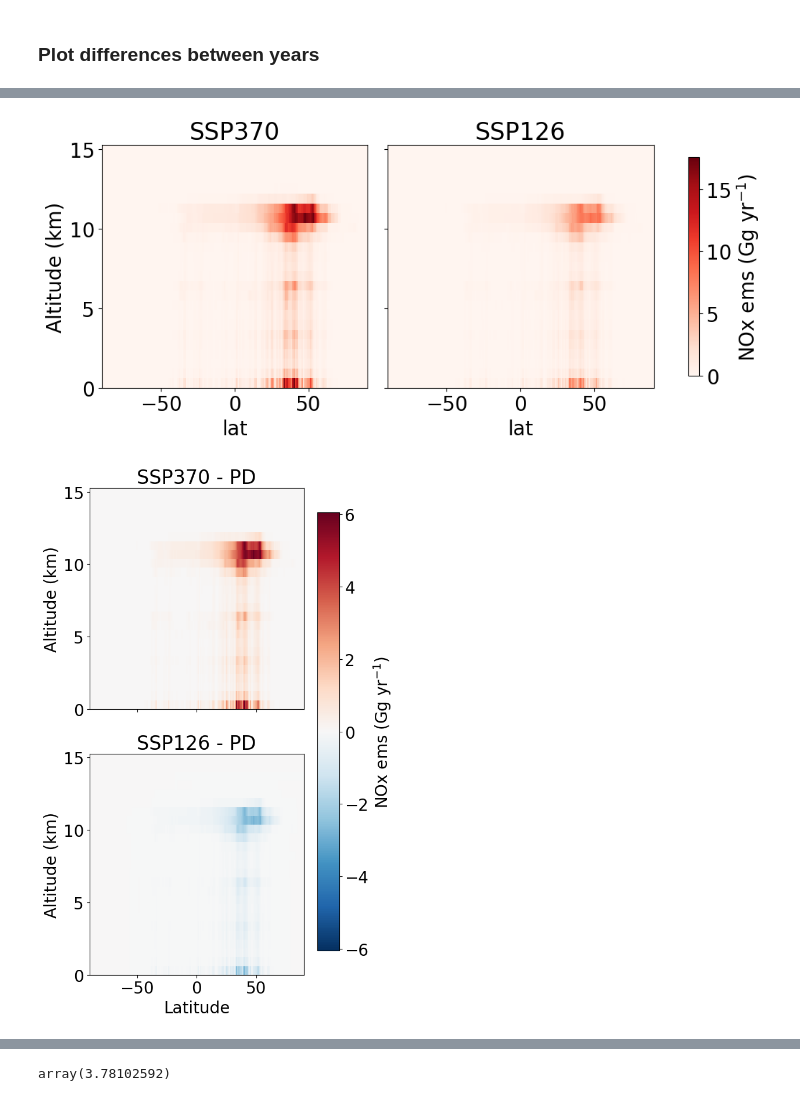
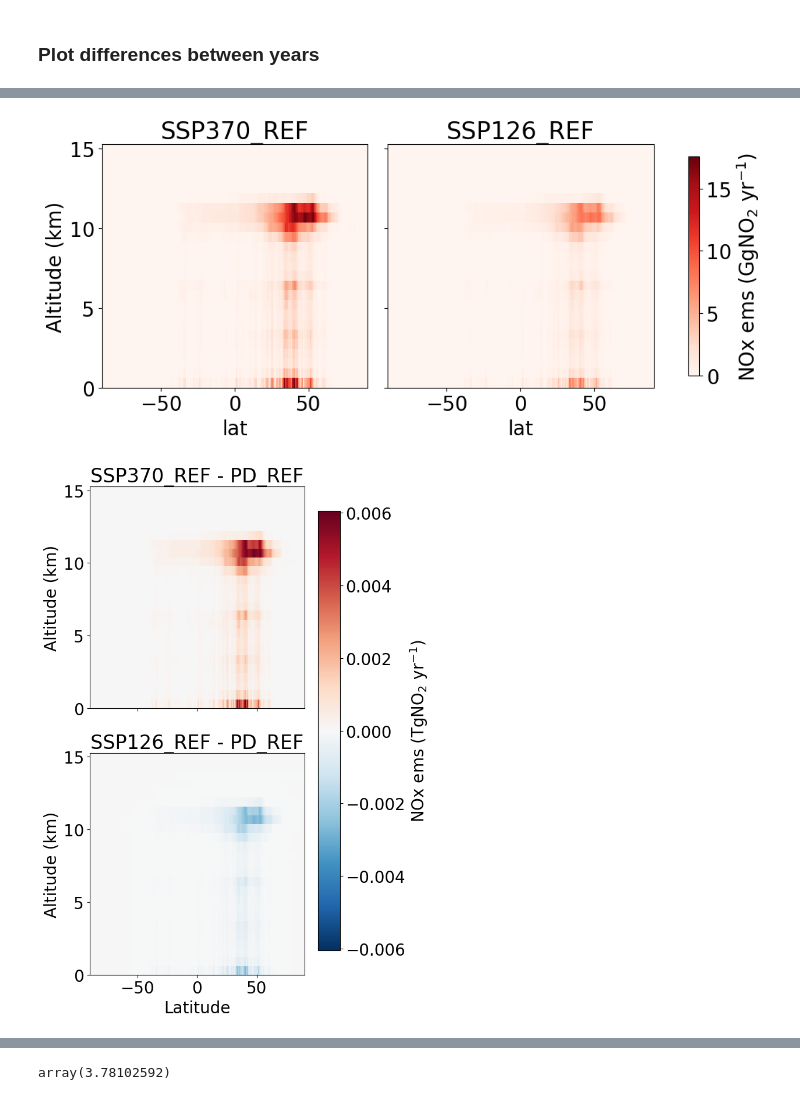
Before and after one commit to zosiast/ACACIA_future_paper3_figs, a Jupyter notebook: NOx_emissions_plots.ipynb, the cells around one changed output, grey strips where cells are left out. Drawn from its saved outputs; the diff is of its cells as text; code cells hidden in the pictures.

```diff
--- a/NOx_emissions_plots.ipynb
+++ b/NOx_emissions_plots.ipynb
@@ -115,11 +153,11 @@ ds_nox_ems['ds_nox_ems_diff_PD'] = ds_nox_ems['zon_mean'] - ds_nox_ems_pd['zon_m
 #absolute NOx emissions
 plt.figure(figsize=(10, 6))
 
-ax = (ds_nox_ems_pd['zon_mean']*1000).plot(size=5,cmap='Reds',cbar_kwargs={"orientation": "vertical", "shrink": 0.9, "aspect": 20,"pad":0.05,"label":f"NOx ems (Gg yr$^{{-1}}$)"})
+ax = (ds_nox_ems_pd['zon_mean']).plot(size=5,cmap='Reds',cbar_kwargs={"orientation": "vertical", "shrink": 0.9, "aspect": 20,"pad":0.05,"label":f"NOx ems (TgNO$_2$ yr$^{{-1}}$)"})
 
 plt.xlabel(f'Latitude')
 plt.ylabel('Altitude (km)')
-plt.title('Present Day')
+#plt.title('Present Day')
 plt.savefig(f'{plotdir}/ACACIA_NOxems_Fig1a_PD_zonal.pdf',format='pdf',bbox_inches='tight')
 # %% [output]
 <Figure size 1000x600 with 0 Axes>
@@ -149,32 +187,32 @@ fg = (ds_nox_ems['zon_mean']*1000).plot(size=5,
                                                                               cmap='Reds',
                                                                               col='member',
                                                                               col_wrap=2,
-                                                                              cbar_kwargs={"orientation": "vertical", "shrink": 0.9, "aspect": 20,"pad":0.05,"label":f"NOx ems (Gg yr$^{{-1}}$)"},
+                                                                              cbar_kwargs={"orientation": "vertical", "shrink": 0.9, "aspect": 20,"pad":0.05,"label":f"NOx ems (GgNO$_2$ yr$^{{-1}}$)"},
                                                                               )
 
 fg.set_ylabels('Altitude (km)')
 
 for ax, title in zip(fg.axs.flat, ds_nox_ems.member.values):
-    ax.set_title(f'{title}')
+    ax.set_title(f'{title}_REF')
 # %% [output]
-[figure, old version]
+[figure, new version]
 # %%
 #NOx emissions difference to present day
-fg = (ds_nox_ems['ds_nox_ems_diff_PD']*1000).plot(size=5,
+fg = (ds_nox_ems['ds_nox_ems_diff_PD']).plot(size=5,
                                                                               cmap='RdBu_r',
                                                                               col='member',
                                                                               col_wrap=1,
-                                                                              cbar_kwargs={"orientation": "vertical", "shrink": 0.9, "aspect": 20,"pad":0.05,"label":f"NOx ems (Gg yr$^{{-1}}$)"},
+                                                                              cbar_kwargs={"orientation": "vertical", "shrink": 0.9, "aspect": 20,"pad":0.05,"label":f"NOx ems (TgNO$_2$ yr$^{{-1}}$)"},
                                                                               )
 
 fg.set_ylabels('Altitude (km)')
 fg.set_xlabels('Latitude')
 
 
 for ax, title in zip(fg.axs.flat, ds_nox_ems.member.values):
-    ax.set_title(f'{title} - PD')
+    ax.set_title(f'{title}_REF - PD_REF')
 plt.savefig(f'{plotdir}/ACACIA_NOxems_Fig1de_sspminuspd.pdf',format='pdf',bbox_inches='tight')
 # %% [output]
-[figure, old version]
+[figure, new version]
 # %%
 #absolute NOx emissions
```
Also changed, not shown: parts of 5 cells of this notebook, 8 other files.
